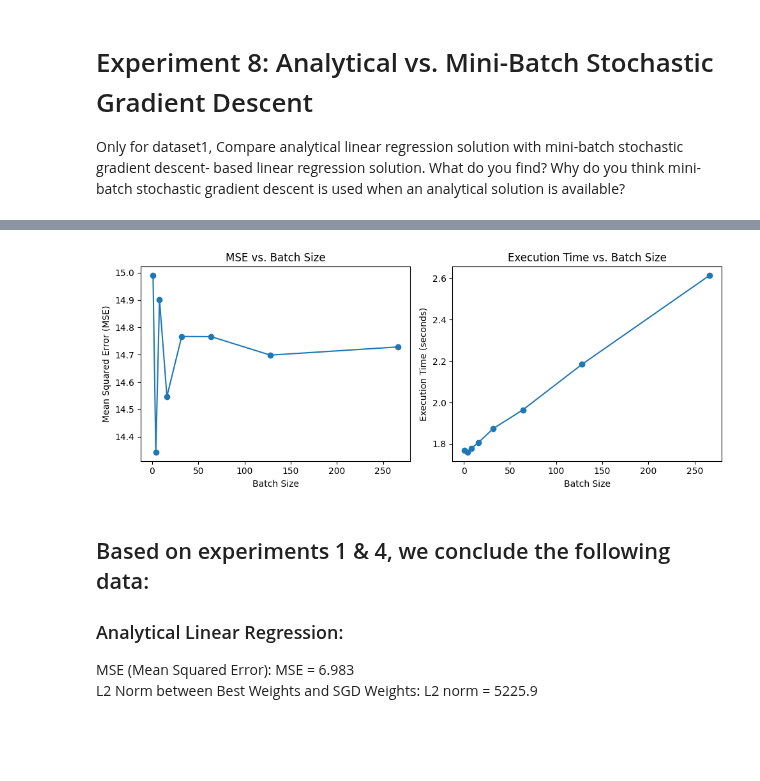
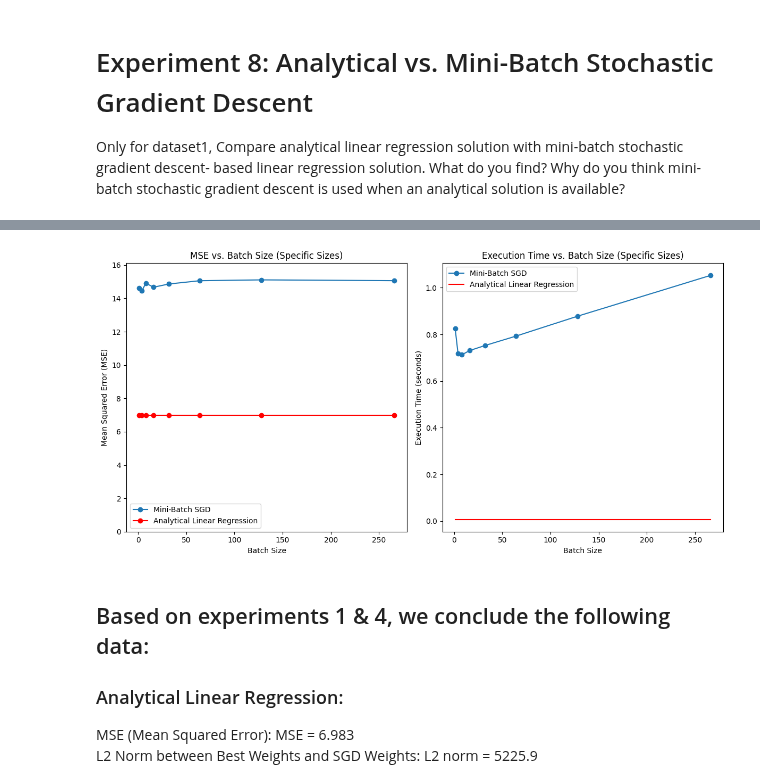
Before and after one commit to j-c-carr/Real-Estate-and-Wine-Quality-Prediction, a Jupyter notebook: experiments_test.ipynb, the cells around one changed output, grey strips where cells are left out. Saved outputs shown, nothing was run; the diff lists cells and outputs as text; code cells hidden in the pictures; blank space fills up the shorter version.

Commit message:
more granular plot for MSE

```diff
--- a/experiments_test.ipynb
+++ b/experiments_test.ipynb
@@ -1134,52 +1180,57 @@ Only for dataset1, Compare analytical linear regression solution with mini-batch
 # %%
-# TODO: plot mse over timie
+# Initialize lists to store MSE and time values for specific batch sizes
+specific_batch_sizes = [1, 4, 8, 16, 32, 64, 128, X_housing_train.shape[0]]
+specific_mse_values = []
+specific_execution_times = []
 
-# Define batch sizes for mini-batch SGD
-batch_sizes = [1, 4, 8, 16, 32, 64, 128, X_housing_train.shape[0]]
+# Analytical linear regression
+lin_reg_analytic = LinearRegression()
+start_time_analytic = time.time()
+lin_reg_analytic.fit(X_housing_train, y_housing_train, analytic_fit=True, verbose=False)
+end_time_analytic = time.time()
+y_preds_analytic = lin_reg_analytic.predict(X_housing_test)
+mse_analytic = mse(y_housing_test, y_preds_analytic)
 
-# Initialize lists to store MSE and execution time
-mse_values = []
-execution_times = []
+# Calculate MSE and execution time for specific batch sizes
+for batch_size in specific_batch_sizes:
+    lin_reg_sgd = LinearRegression()
+    start_time_sgd = time.time()
+    lin_reg_sgd.fit(X_housing_train, y_housing_train, optimizer_class=StochasticGradientDescent, batch_size=batch_size, max_iters=4e4, learning_rate=0.1, verbose=False)
+    end_time_sgd = time.time()
+    y_preds_sgd = lin_reg_sgd.predict(X_housing_test)
+    mse_sgd = mse(y_housing_test, y_preds_sgd)
 
-for batch_size in batch_sizes:
-    # Record start time
-    start_time = time.time()
+    specific_mse_values.append(mse_sgd)
+    specific_execution_times.append(end_time_sgd - start_time_sgd)
 
-    # Perform mini-batch SGD
-    lin_reg.fit(X_housing_train, y_housing_train, optimizer_class=StochasticGradientDescent, batch_size=batch_size, **OPTIMIZER_KWARGS)
-
-    # Record end time
-    end_time = time.time()
-
-    # Calculate MSE
-    y_preds_with_grad_test = lin_reg.predict(X_housing_test)
-    mse_value = mse(y_housing_test, y_preds_with_grad_test)
-
-    # Append MSE and execution time to lists
-    mse_values.append(mse_value)
-    execution_times.append(end_time - start_time)
-
-# Plot the results
-plt.figure(figsize=(10, 4))
+# Plot MSE and execution time for specific batch sizes
+plt.figure(figsize=(12, 6))
 
 # Plot MSE values
 plt.subplot(1, 2, 1)
-plt.plot(batch_sizes, mse_values, marker='o', linestyle='-')
-plt.title('MSE vs. Batch Size')
+plt.plot(specific_batch_sizes, specific_mse_values, marker='o', linestyle='-', label='Mini-Batch SGD')
+plt.plot(specific_batch_sizes, [mse_analytic] * len(specific_batch_sizes), linestyle='-', color='red', label='Analytical Linear Regression', marker='o')  # Added marker='o'
+plt.title('MSE vs. Batch Size (Specific Sizes)')
 plt.xlabel('Batch Size')
 plt.ylabel('Mean Squared Error (MSE)')
+plt.legend()
+
+# Set the y-axis limits to show more values
+plt.ylim(0, max(specific_mse_values) + 1)
 
 # Plot execution times
 plt.subplot(1, 2, 2)
-plt.plot(batch_sizes, execution_times, marker='o', linestyle='-')
-plt.title('Execution Time vs. Batch Size')
+plt.plot(specific_batch_sizes, specific_execution_times, marker='o', linestyle='-', label='Mini-Batch SGD')
+plt.plot(specific_batch_sizes, [end_time_analytic - start_time_analytic] * len(specific_batch_sizes), linestyle='-', color='red', label='Analytical Linear Regression')
+plt.title('Execution Time vs. Batch Size (Specific Sizes)')
 plt.xlabel('Batch Size')
 plt.ylabel('Execution Time (seconds)')
+plt.legend()
 
 plt.tight_layout()
 plt.show()
 # %% [output]
-[figure, old version]
+[figure, new version]
 # %% [markdown]
 ## Based on experiments 1 & 4, we conclude the following data:
 ### Analytical Linear Regression:
```
Also changed, not shown: parts of 1 cell of this notebook.
